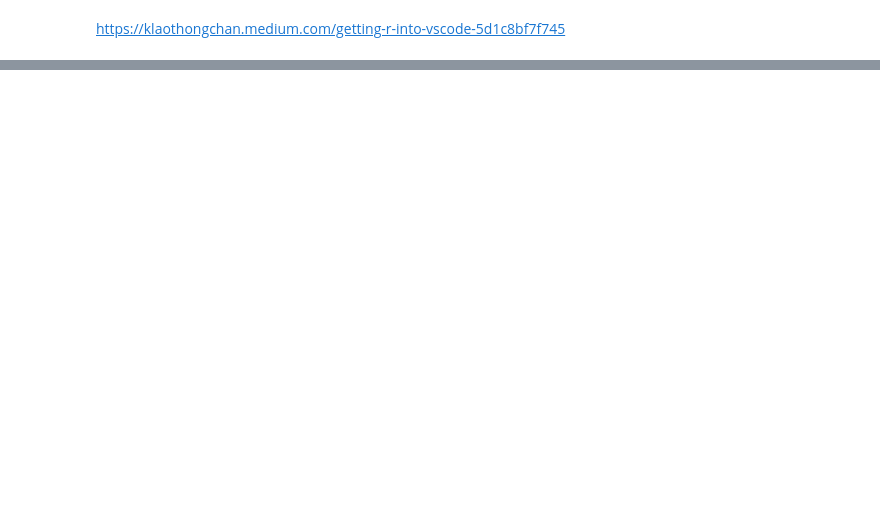
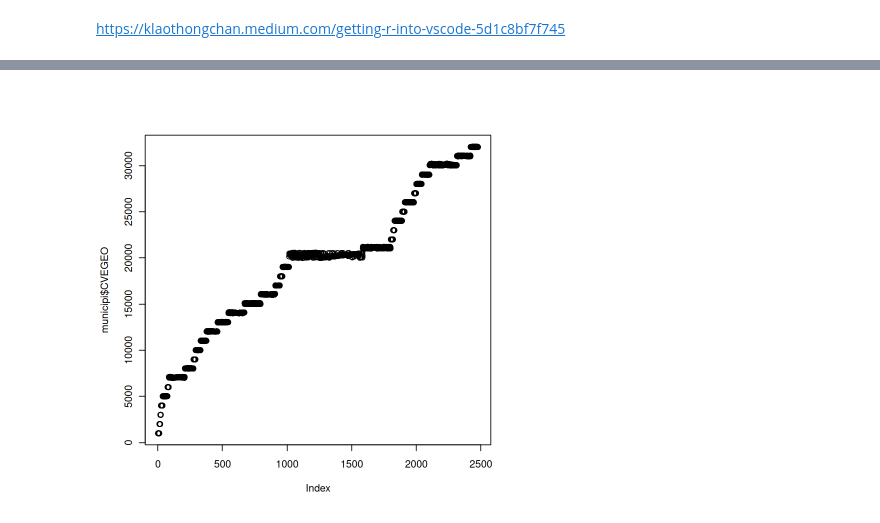
Before and after one commit to LuisGorozpe/Econometria-y-Estad-stica-Espacial, a Jupyter notebook: introduccion-R.ipynb, the cells around one changed output, grey strips where cells are left out. Drawn from its saved outputs; the diff is of its cells as text; code cells hidden in the pictures; blank space fills up the shorter version.

```diff
--- a/introduccion-R.ipynb
+++ b/introduccion-R.ipynb
@@ -62,2 +46,4 @@ ERROR: Error in library(sf): there is no package called ‘sf’
 # %% [markdown]
 https://klaothongchan.medium.com/getting-r-into-vscode-5d1c8bf7f745
+# %%
+municipi<-read_sf("../mg_2025_integrado/conjunto_de_datos/00mun.shp")
@@ -63,0 +119,4 @@ https://klaothongchan.medium.com/getting-r-into-vscode-5d1c8bf7f745
+# %%
+plot(municipi$CVEGEO)
+# %% [output]
+[figure, added]
```
Also changed, not shown: parts of 16 cells of this notebook, 10 other files.
